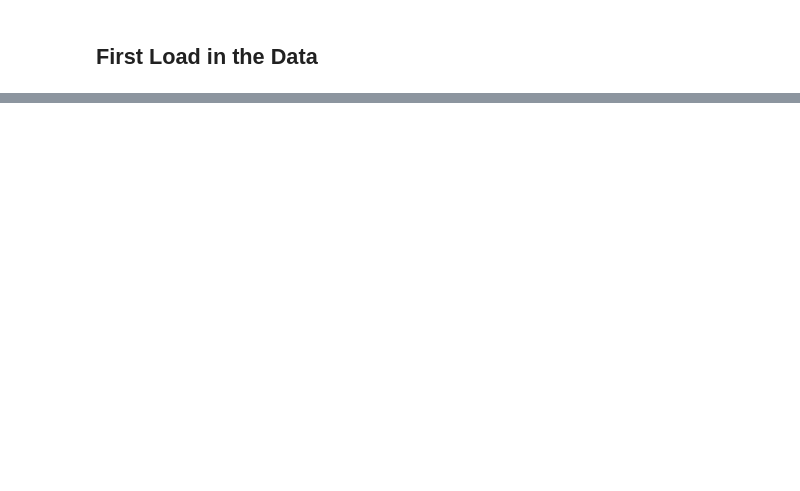
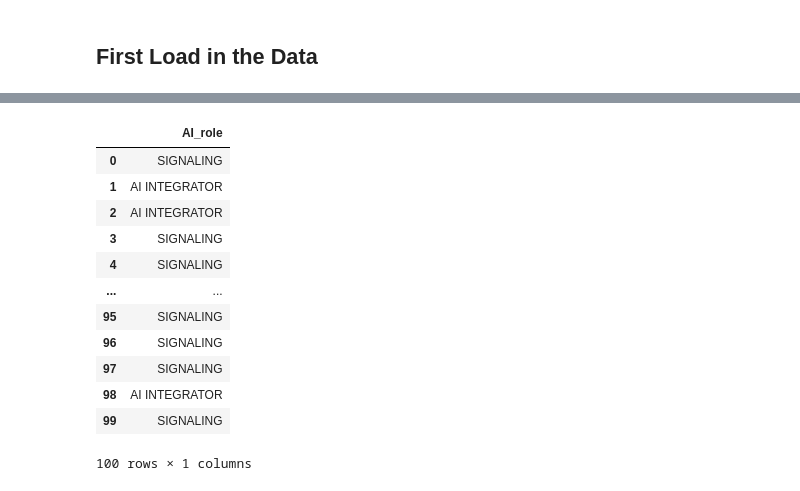
Before and after one commit to juliahansen3/Berkeley-Haas-Research, a Jupyter notebook: Prompting/Prompt for Classifying Descriptions.ipynb, the cells around one changed output, grey strips where cells are left out. Cells and saved outputs as stored; diff of their text form; code cells hidden in the pictures; blank space fills up the shorter version.

```diff
--- a/Prompting/Prompt for Classifying Descriptions.ipynb
+++ b/Prompting/Prompt for Classifying Descriptions.ipynb
@@ -83,7 +79,7 @@ def description_AIrole_labeling(root_prompt, core_prompt, temp):
 def description_AIrole_labeling_AWS(root_prompt, core_prompt):
 
     # Initialize the Bedrock Runtime client
-    client = boto3.client('bedrock-runtime')
+    client = boto3.client('bedrock-runtime', region_name = "us-east-1")
 
     # Model ID
     model_id = 'openai.gpt-oss-120b-1:0'
@@ -94,10 +90,10 @@ def description_AIrole_labeling_AWS(root_prompt, core_prompt):
         {"role": "system", "content": root_prompt},
         { "role": "user","content": core_prompt}
       ],
-      "max_completion_tokens": 2132,
+      "max_completion_tokens": 8192,
       "temperature": 0,
       "top_p": 0.5,
-      "reasoning_effort": "low",
+      #"reasoning_effort": "low",
     }
 
     # Make the InvokeModel request
@@ -106,10 +102,11 @@ def description_AIrole_labeling_AWS(root_prompt, core_prompt):
         body=json.dumps(request)
     )
 
-    # Parse and print the message for each choice in the chat completion
+    # Parse the message in the chat completion
     response_body = json.loads(response['body'].read().decode('utf-8'))
     response = response_body['choices'][0]['message']['content']
-    response = re.sub(r"<reasoning>.*?</reasoning>", "", response, flags=re.DOTALL).strip()
+    # Remove the reasoning section of the response to get just the output
+    #response = re.sub(r"<reasoning>.*?</reasoning>", "", response, flags=re.DOTALL).strip()
 
     return response
 # %%
@@ -121,0 +135,23 @@ SIGNALING,LLM INTEGRATOR,LLM INTEGRATOR
+# %%
+# Clean response to remove the reasoning and just show output
+response = re.sub(r"<reasoning>.*?</reasoning>", "", result, flags=re.DOTALL).strip()
+roles = json.loads(response)
+# %%
+# Create a data frame from the output
+import pandas as pd
+AI_roles_df = pd.DataFrame(roles, columns = ['AI_role'])
+AI_roles_df
+# %% [output]
+|  | AI_role |
+| 0 | SIGNALING |
+| 1 | AI INTEGRATOR |
+| 2 | AI INTEGRATOR |
+| 3 | SIGNALING |
+| 4 | SIGNALING |
+| ... | ... |
+| 95 | SIGNALING |
+| 96 | SIGNALING |
+| 97 | SIGNALING |
+| 98 | AI INTEGRATOR |
+| 99 | SIGNALING |
+100 rows × 1 columns
```
Also changed, not shown: parts of 15 cells of this notebook.
